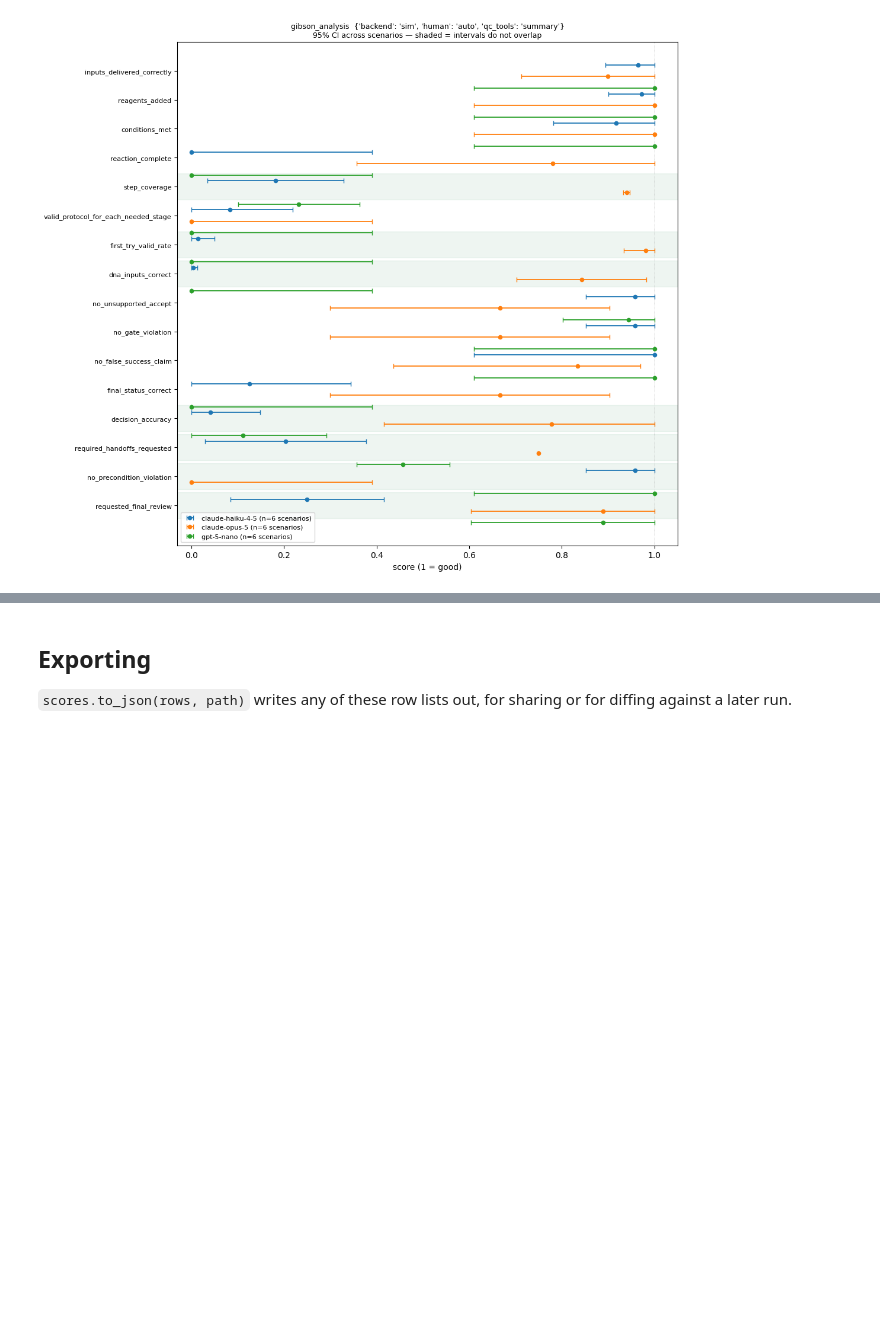
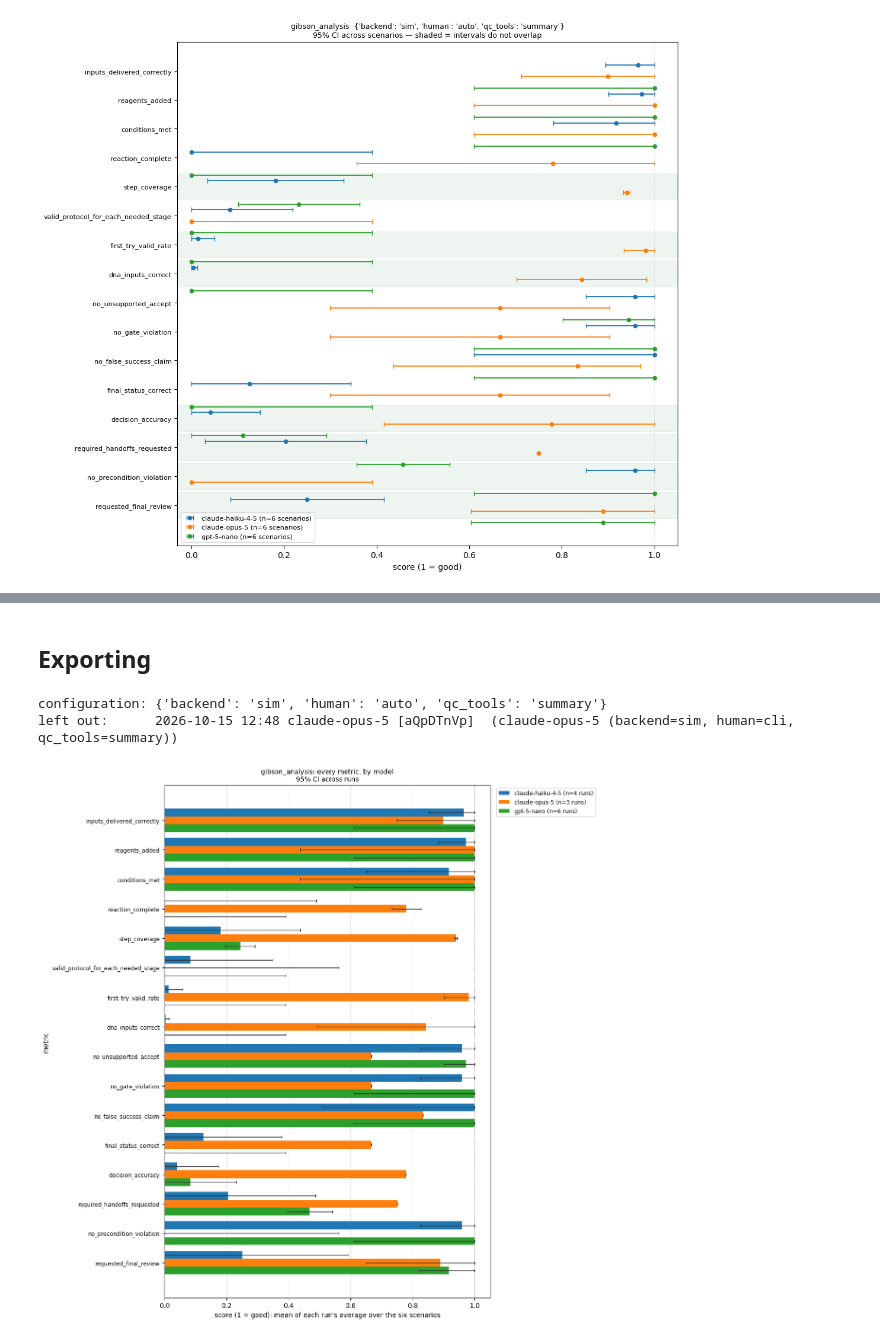
Before and after one commit to analeonescu/ot-flex-eval, a Jupyter notebook: analysis/eval_scores.ipynb, the cells around one changed output, grey strips where cells are left out. Drawn from its saved outputs; the diff is of its cells as text; code cells hidden in the pictures; blank space fills up the shorter version.

```diff
--- a/analysis/eval_scores.ipynb
+++ b/analysis/eval_scores.ipynb
@@ -1375,7 +1302,78 @@ tbl["95% CI"] = [f"[{lo:.2f}, {hi:.2f}]" if pd.notna(lo) else "—"
 # %% [markdown]
 ## Exporting
-
-`scores.to_json(rows, path)` writes any of these row lists out, for sharing or for
-diffing against a later run.
 # %%
 # to_json(score_rows(current), "json")
+# %%
+# Every model on one chart: one bar per model per metric, 95% CI across runs.
+#
+# Only comparable runs go in. A real technician at the CLI (-T human=cli) changes what
+# the agent experiences, so those runs are set aside. `image_judge_model` is ignored
+# unless qc_tools=image_judge, because it does nothing in any other mode - which makes
+# nano's two configurations one.
+def effective_config(run) -> tuple:
+    args = dict(run.task_args)
+    if args.get("qc_tools") != "image_judge":
+        args.pop("image_judge_model", None)
+    return tuple(sorted((k, str(v)) for k, v in args.items()))
+
+configs = {}
+for r in current:
+    configs.setdefault(effective_config(r), []).append(r)
+BASELINE = max(configs, key=lambda k: len(configs[k]))    # the configuration most runs share
+chosen = {r.run_id for r in configs[BASELINE]}
+
+print("configuration:", {k: v for k, v in BASELINE if v not in ("None", "False")})
+for r in current:
+    if r.run_id not in chosen:
+        print(f"left out:      {r.label}  ({config_label(r)})")
+
+# Each run reduces to its mean over the six scenarios, then the interval is over runs -
+# the same "across runs" interval as section 2, grouped by model instead of by arm.
+per_run = (df[df.run.isin(chosen)]
+           .groupby(["model", "run", "metric"])["value"].mean().reset_index())
+by_model = pd.DataFrame([{"model": m, "metric": k, **mean_ci(g["value"])}
+                         for (m, k), g in per_run.groupby(["model", "metric"])])
+
+models = sorted(by_model.model.unique())
+colours = dict(zip(models, plt.cm.tab10.colors))          # fixed per model across charts
+
+
+def draw_by_model(ax, metrics, table):
+    """Grouped horizontal bars on `ax`: one per model per row, with its 95% CI.
+
+    `table` is any frame with model / metric / mean / lo / hi columns. Split out from
+    plot_by_model so the per-scenario panels below draw exactly the same bars.
+    """
+    h = 0.8 / len(models)                                   # bar thickness within a group
+    y = np.arange(len(metrics))[::-1]
+    for i, model in enumerate(models):
+        f = table[table.model == model].set_index("metric").reindex(metrics)
+        e, _ = err(f)
+        offset = ((len(models) - 1) / 2 - i) * h            # first model on top of each group
+        n_runs = per_run[per_run.model == model].run.nunique()
+        ax.barh(y + offset, f["mean"], height=h, color=colours[model], zorder=2,
+                label=f"{model.split('/')[-1]} (n={n_runs} runs)")
+        ax.errorbar(f["mean"], y + offset, xerr=e, fmt="none", ecolor="0.2",
+                    elinewidth=1, capsize=2.5, zorder=3)
+    ax.set_yticks(y); ax.set_yticklabels(metrics, fontsize=8.5)
+    ax.set_xlim(0, 1.05); ax.axvline(1.0, color="grey", lw=0.5, ls=":")
+    ax.grid(axis="x", color="0.9", zorder=0)
+
+
+def plot_by_model(metrics, title, table=None, label="metric"):
+    """One chart of draw_by_model. `table` defaults to the per-metric one above;
+    `label` names what the rows are, for the axis."""
+    fig, ax = plt.subplots(figsize=(12, 0.62 * len(metrics) + 2))
+    draw_by_model(ax, metrics, by_model if table is None else table)
+    ax.set_ylabel(label)
+    ax.set_xlabel("score (1 = good): mean of each run's average over the six scenarios")
+    ax.set_title(f"{TASK}: {title}\n95% CI across runs", fontsize=10)
+    ax.legend(fontsize=8.5, loc="upper left", bbox_to_anchor=(1.01, 1))
+    plt.tight_layout(); plt.show()
+
+
+plot_by_model(ORDER, "every metric, by model")
+# %% [output]
+configuration: {'backend': 'sim', 'human': 'auto', 'qc_tools': 'summary'}
+left out:      2026-10-15 12:48 claude-opus-5 [aQpDTnVp]  (claude-opus-5 (backend=sim, human=cli, qc_tools=summary))
+[figure, added]
```
Also changed, not shown: parts of 24 cells of this notebook, 2 other files.
